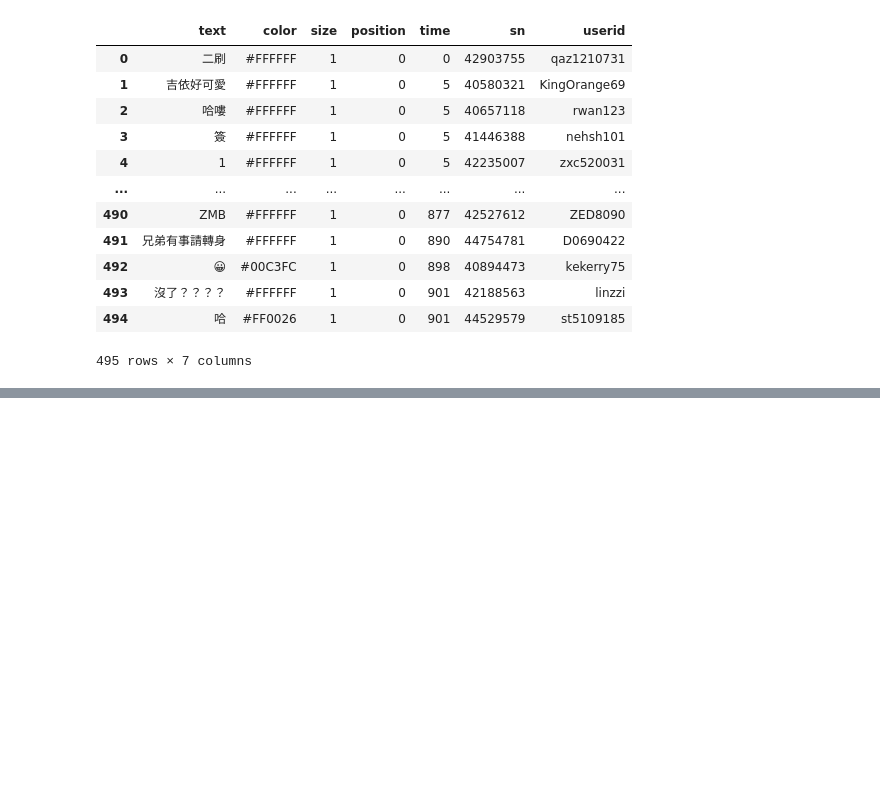
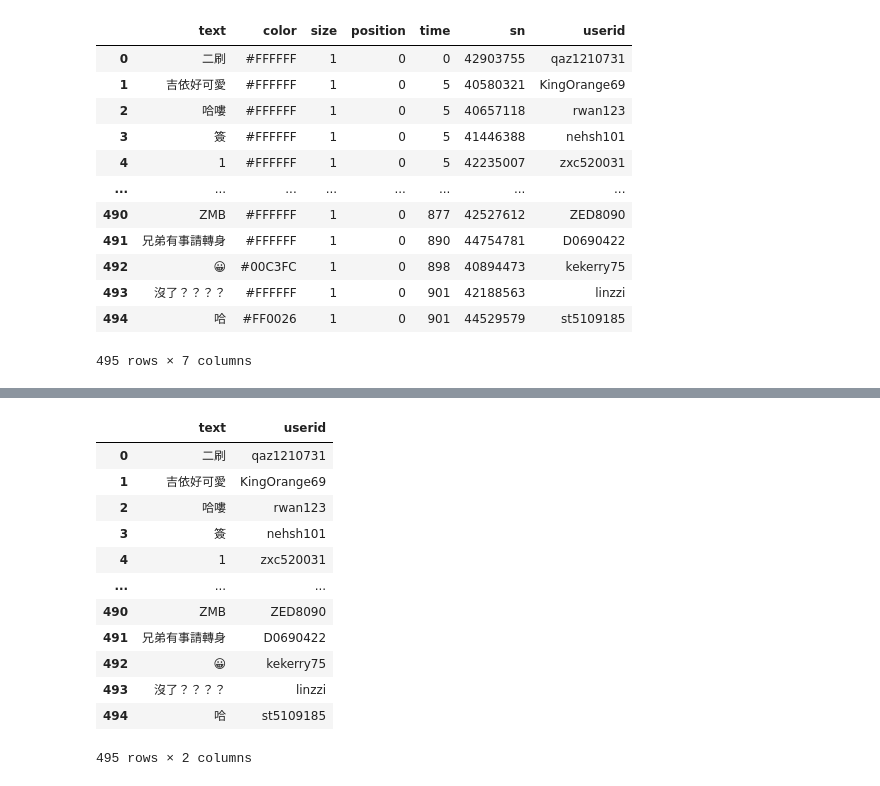
Before and after one commit to Elwing-Chou/ntut0607, a Jupyter notebook: ntut_0621_2.ipynb, the cells around one changed output, grey strips where cells are left out. Drawn from its saved outputs; the diff is of its cells as text; code cells hidden in the pictures; blank space fills up the shorter version.

```diff
--- a/ntut_0621_2.ipynb
+++ b/ntut_0621_2.ipynb
@@ -212,0 +219,4 @@ df
+# %%
+import pandas as pd
+df = pd.read_csv("chiikawa.csv", encoding="utf-8", index_col=0)
+df
@@ -212,0 +237,20 @@ df
+# %%
+# 取行: 字典
+df["text"]
+# 多行
+cols = ["text", "userid"]
+df[cols]
+# %% [output]
+|  | text | userid |
+| 0 | 二刷 | qaz1210731 |
+| 1 | 吉依好可愛 | KingOrange69 |
+| 2 | 哈嘍 | rwan123 |
+| 3 | 簽 | nehsh101 |
+| 4 | 1 | zxc520031 |
+| ... | ... | ... |
+| 490 | ZMB | ZED8090 |
+| 491 | 兄弟有事請轉身 | D0690422 |
+| 492 | 😀 | kekerry75 |
+| 493 | 沒了？？？？ | linzzi |
+| 494 | 哈 | st5109185 |
+495 rows × 2 columns
```
Also changed, not shown: parts of 2 cells of this notebook.
